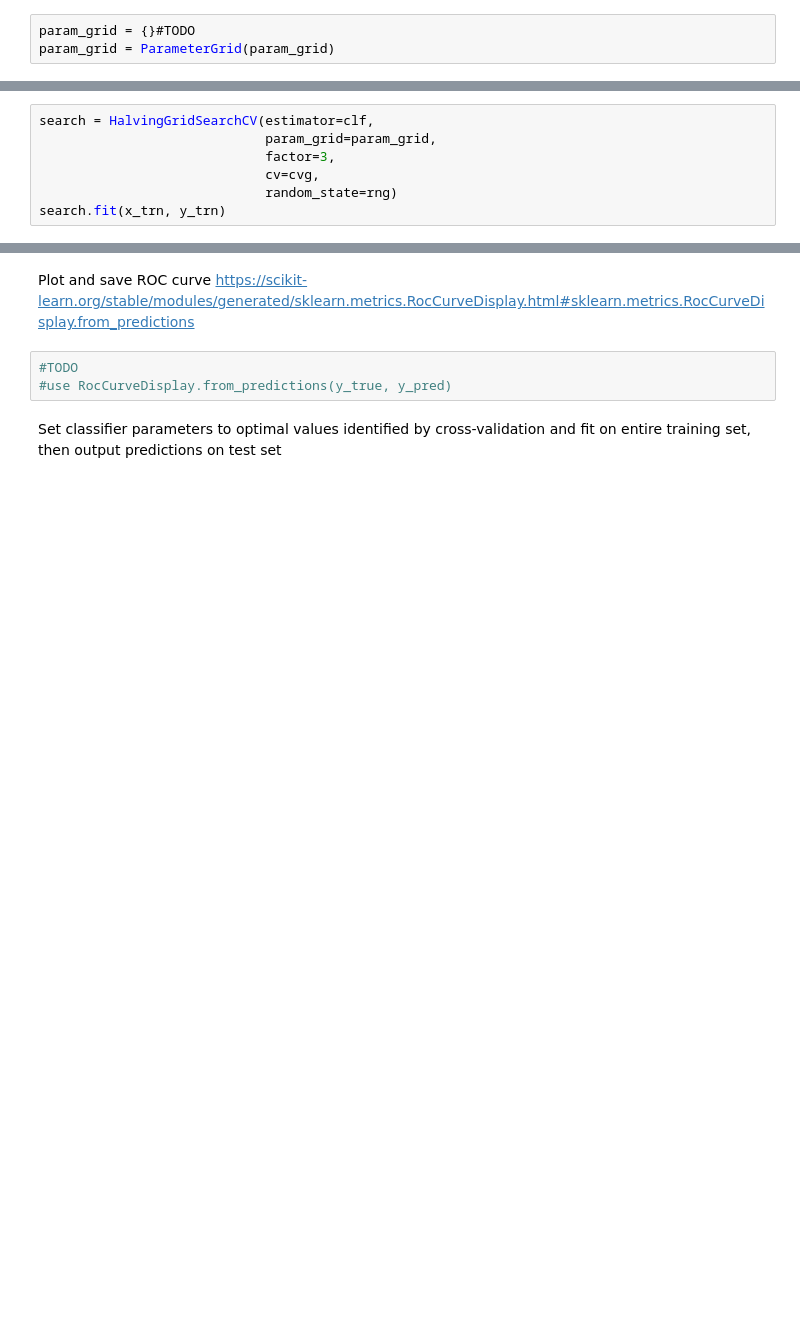
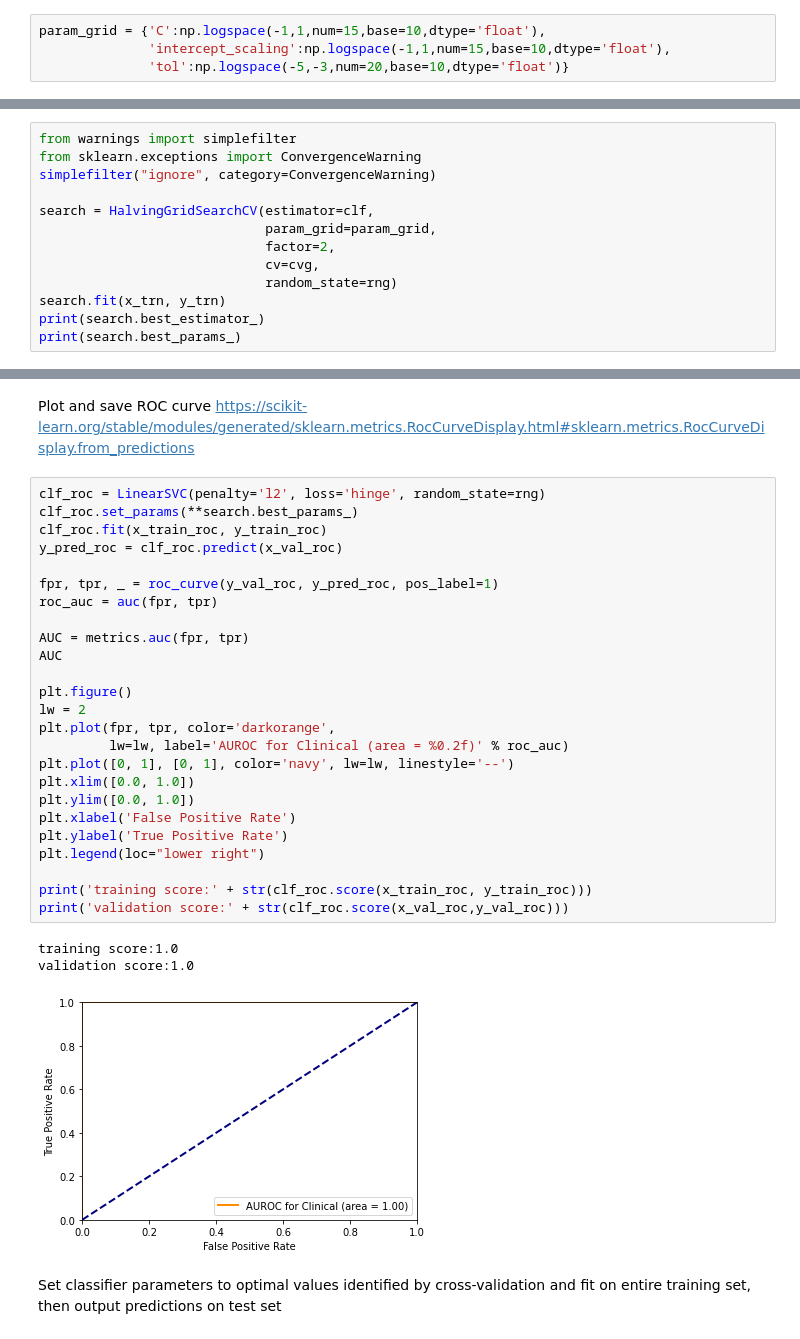
Before and after one commit to rlewinter/DS4400_Project, a Jupyter notebook: LinearSVC.ipynb, the cells around one changed output, grey strips where cells are left out. Saved outputs shown, nothing was run; the diff lists cells and outputs as text; blank space fills up the shorter version.

Commit message:
implement model and visualizations

```diff
--- a/LinearSVC.ipynb
+++ b/LinearSVC.ipynb
@@ -36,14 +57,21 @@ clf.get_params(deep=False)
 # %% [markdown]
 Create parameter grid
 # %%
-param_grid = {}#TODO
-param_grid = ParameterGrid(param_grid)
+param_grid = {'C':np.logspace(-1,1,num=15,base=10,dtype='float'),
+              'intercept_scaling':np.logspace(-1,1,num=15,base=10,dtype='float'),
+              'tol':np.logspace(-5,-3,num=20,base=10,dtype='float')}
 # %% [markdown]
 Create successive halving grid search cross-validation estimator
 # %%
+from warnings import simplefilter
+from sklearn.exceptions import ConvergenceWarning
+simplefilter("ignore", category=ConvergenceWarning)
+
 search = HalvingGridSearchCV(estimator=clf,
                              param_grid=param_grid,
-                             factor=3,
+                             factor=2,
                              cv=cvg,
                              random_state=rng)
 search.fit(x_trn, y_trn)
+print(search.best_estimator_)
+print(search.best_params_)
@@ -82,8 +116,34 @@ Plot and save feature importance scores to determine top features https://scikit
 # %% [markdown]
 Plot and save ROC curve https://scikit-learn.org/stable/modules/generated/sklearn.metrics.RocCurveDisplay.html#sklearn.metrics.RocCurveDisplay.from_predictions
 # %%
-#TODO
-#use RocCurveDisplay.from_predictions(y_true, y_pred)
+clf_roc = LinearSVC(penalty='l2', loss='hinge', random_state=rng)
+clf_roc.set_params(**search.best_params_)
+clf_roc.fit(x_train_roc, y_train_roc)
+y_pred_roc = clf_roc.predict(x_val_roc)
+
+fpr, tpr, _ = roc_curve(y_val_roc, y_pred_roc, pos_label=1)
+roc_auc = auc(fpr, tpr)
+
+AUC = metrics.auc(fpr, tpr)
+AUC
+
+plt.figure()
+lw = 2
+plt.plot(fpr, tpr, color='darkorange',
+         lw=lw, label='AUROC for Clinical (area = %0.2f)' % roc_auc)
+plt.plot([0, 1], [0, 1], color='navy', lw=lw, linestyle='--')
+plt.xlim([0.0, 1.0])
+plt.ylim([0.0, 1.0])
+plt.xlabel('False Positive Rate')
+plt.ylabel('True Positive Rate')
+plt.legend(loc="lower right")
+
+print('training score:' + str(clf_roc.score(x_train_roc, y_train_roc)))
+print('validation score:' + str(clf_roc.score(x_val_roc,y_val_roc)))
+# %% [output]
+training score:1.0
+validation score:1.0
+[figure, added]
 # %% [markdown]
 Set classifier parameters to optimal values identified by cross-validation and fit on entire training set, then output predictions on test set
 # %%
```
Also changed, not shown: parts of 7 cells of this notebook, 1 other file.
